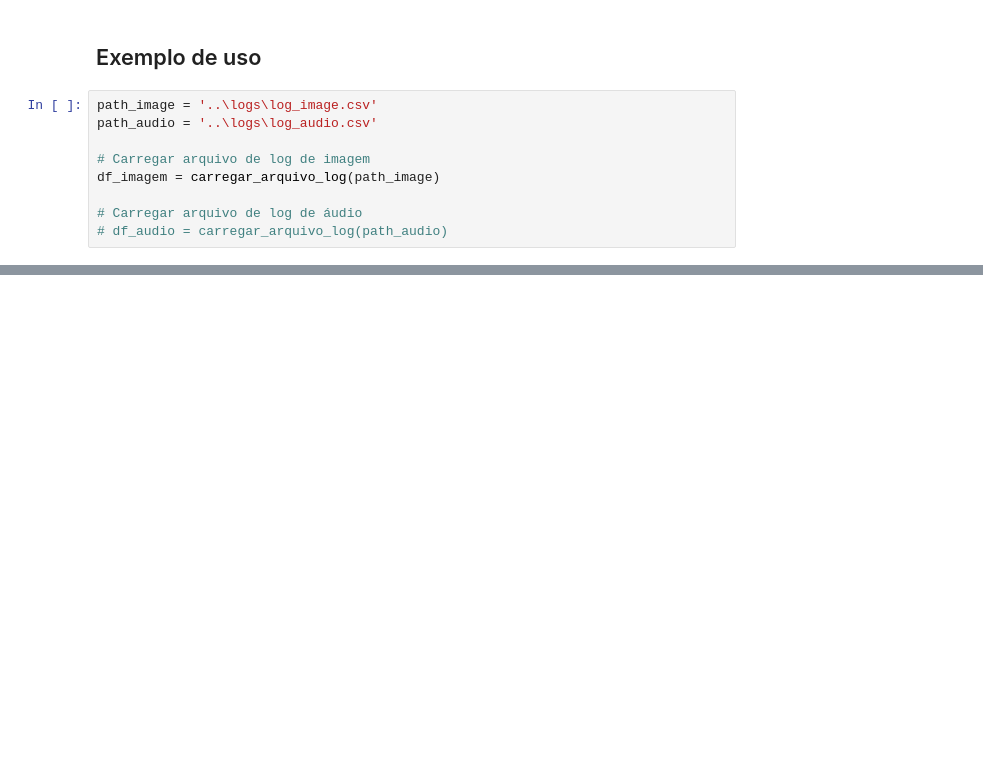
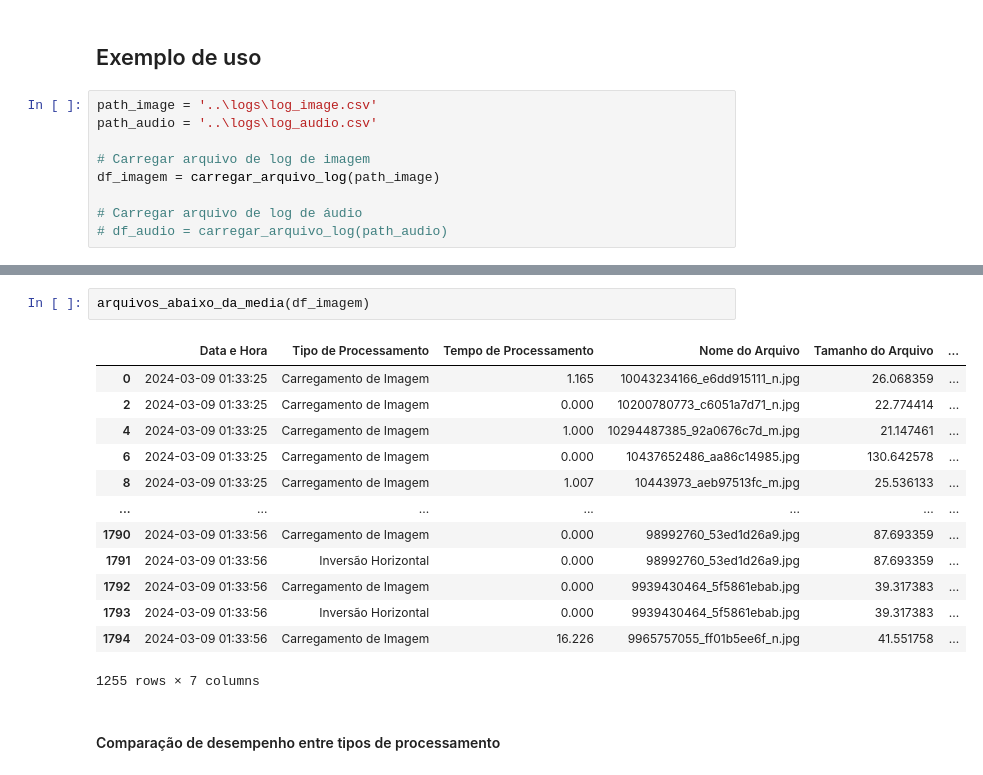
Before and after one commit to luana-kruger/Programming_Techniques-Santander_Coders23, a Jupyter notebook: Scripts/log_analysis.ipynb, the cells around one changed output, grey strips where cells are left out. Saved outputs shown, nothing was run; the diff lists cells and outputs as text; blank space fills up the shorter version.

```diff
--- a/Scripts/log_analysis.ipynb
+++ b/Scripts/log_analysis.ipynb
@@ -113,0 +121,18 @@ TypeError: Could not convert 0:00:00 to numeric
+# %%
+arquivos_abaixo_da_media(df_imagem)
+# %% [output]
+|  | Data e Hora | Tipo de Processamento | Tempo de Processamento | Nome do Arquivo | Tamanho do Arquivo | ... |
+| 0 | 2024-03-09 01:33:25 | Carregamento de Imagem | 1.165 | 10043234166_e6dd915111_n.jpg | 26.068359 | ... |
+| 2 | 2024-03-09 01:33:25 | Carregamento de Imagem | 0.000 | 10200780773_c6051a7d71_n.jpg | 22.774414 | ... |
+| 4 | 2024-03-09 01:33:25 | Carregamento de Imagem | 1.000 | 10294487385_92a0676c7d_m.jpg | 21.147461 | ... |
+| 6 | 2024-03-09 01:33:25 | Carregamento de Imagem | 0.000 | 10437652486_aa86c14985.jpg | 130.642578 | ... |
+| 8 | 2024-03-09 01:33:25 | Carregamento de Imagem | 1.007 | 10443973_aeb97513fc_m.jpg | 25.536133 | ... |
+| ... | ... | ... | ... | ... | ... | ... |
+| 1790 | 2024-03-09 01:33:56 | Carregamento de Imagem | 0.000 | 98992760_53ed1d26a9.jpg | 87.693359 | ... |
+| 1791 | 2024-03-09 01:33:56 | Inversão Horizontal | 0.000 | 98992760_53ed1d26a9.jpg | 87.693359 | ... |
+| 1792 | 2024-03-09 01:33:56 | Carregamento de Imagem | 0.000 | 9939430464_5f5861ebab.jpg | 39.317383 | ... |
+| 1793 | 2024-03-09 01:33:56 | Inversão Horizontal | 0.000 | 9939430464_5f5861ebab.jpg | 39.317383 | ... |
+| 1794 | 2024-03-09 01:33:56 | Carregamento de Imagem | 16.226 | 9965757055_ff01b5ee6f_n.jpg | 41.551758 | ... |
+1255 rows × 7 columns
+# %% [markdown]
+#### Comparação de desempenho entre tipos de processamento
```
Also changed, not shown: parts of 24 cells of this notebook.
